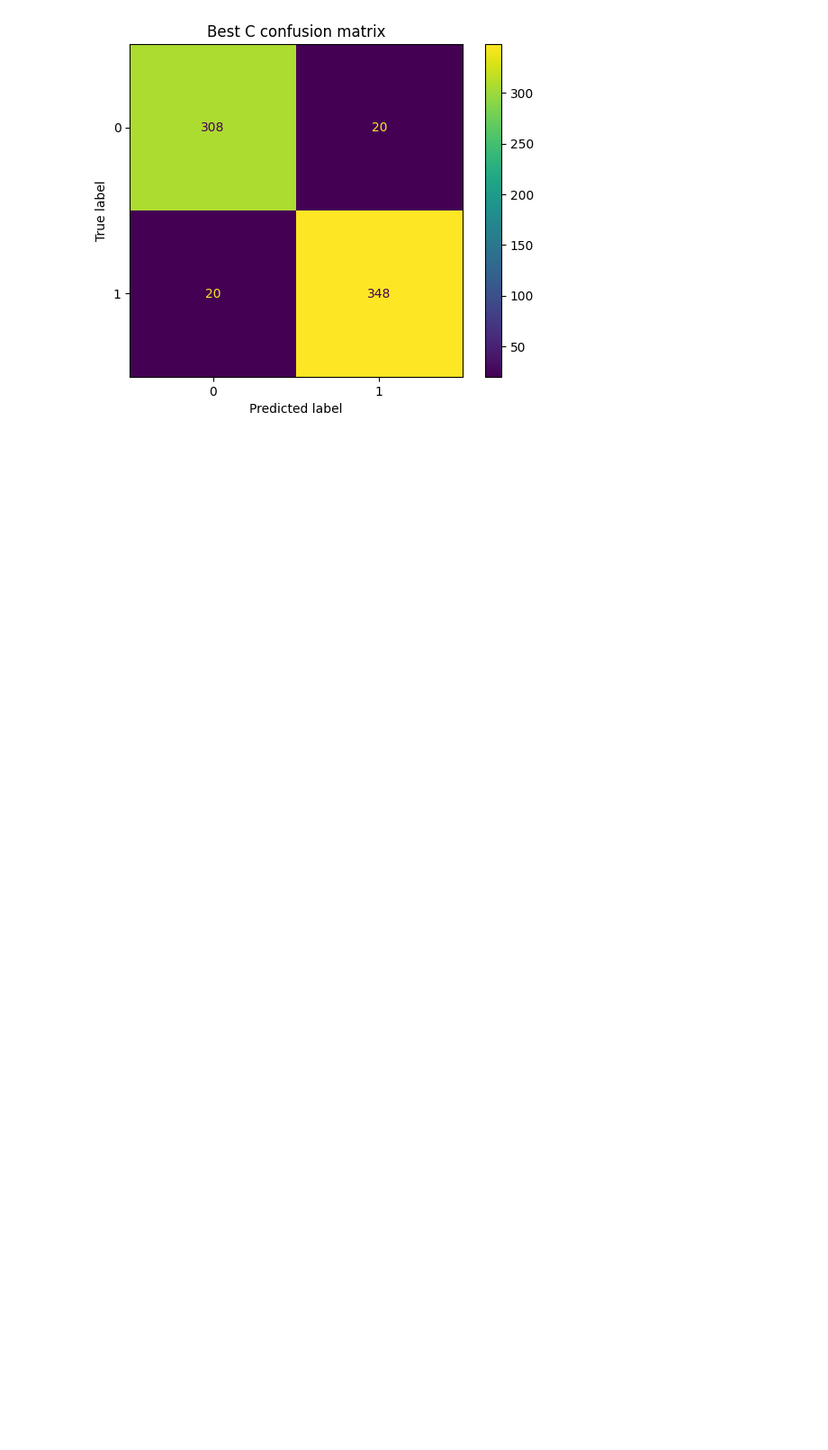
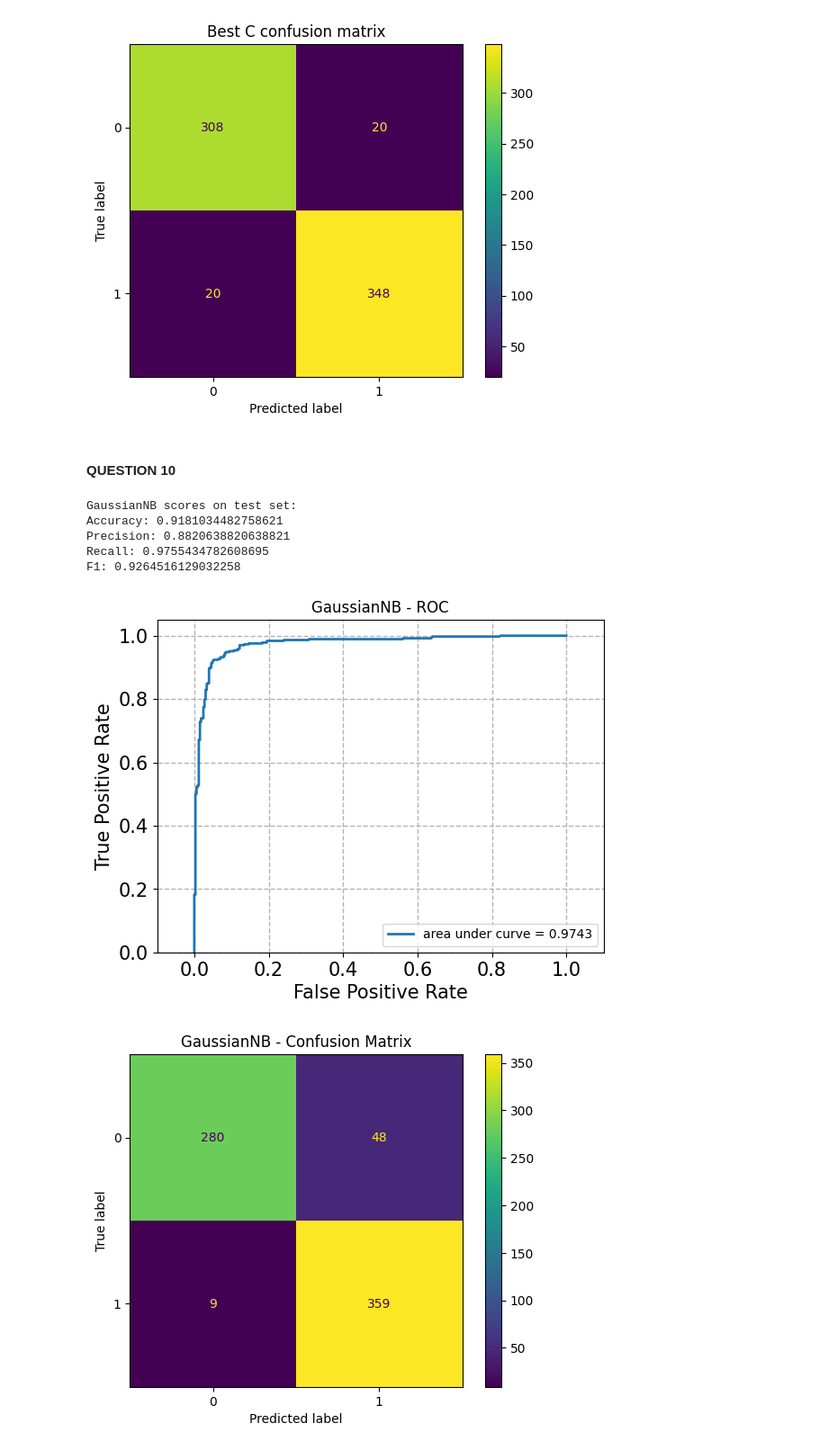
Before and after one commit to lylahub/ECE219P1, a Jupyter notebook: P1_code.ipynb, the cells around one changed output. Shown at 90% size. Saved outputs shown, nothing was run; the diff lists cells and outputs as text; code cells hidden in the pictures; blank space fills up the shorter version.

```diff
--- a/P1_code.ipynb
+++ b/P1_code.ipynb
@@ -709,3 +709,58 @@ Recall: 0.9456521739130435
 F1: 0.9456521739130435
 [figure]
 [figure]
+# %% [markdown]
+#### QUESTION 10
+# %%
+from sklearn.naive_bayes import GaussianNB
+
+def eval_gnb(X_train, y_train, X_test, y_test):
+    clf = GaussianNB()
+    clf.fit(X_train, y_train)
+
+    y_pred = clf.predict(X_test)
+    y_score = clf.predict_proba(X_test)[:, 1] # prob of sports
+
+    # evaluation
+    cm = confusion_matrix(y_test, y_pred)
+    acc = accuracy_score(y_test, y_pred)
+    prec = precision_score(y_test, y_pred, zero_division=0)
+    rec = recall_score(y_test, y_pred, zero_division=0)
+    f1 = f1_score(y_test, y_pred, zero_division=0)
+
+    fpr, tpr, _ = roc_curve(y_test, y_score)
+    roc_auc = auc(fpr, tpr)
+
+    return {
+        "cm": cm,
+        "accuracy": acc,
+        "precision": prec,
+        "recall": rec,
+        "f1": f1,
+        "fpr": fpr,
+        "tpr": tpr,
+        "auc": roc_auc,
+    }
+
+gnb = eval_gnb(X_train_lsi, y_train_svm, X_test_lsi, y_test_svm)
+print("\nGaussianNB scores on test set:")
+print(f"Accuracy: {gnb['accuracy']}")
+print(f"Precision: {gnb['precision']}")
+print(f"Recall: {gnb['recall']}")
+print(f"F1: {gnb['f1']}")
+
+#ROC plot
+plot_roc(gnb["fpr"], gnb["tpr"], title="GaussianNB - ROC")
+
+#Confusion Matrix
+ConfusionMatrixDisplay(gnb["cm"]).plot()
+plt.title("GaussianNB - Confusion Matrix")
+plt.show()
+# %% [output]
+GaussianNB scores on test set:
+Accuracy: 0.9181034482758621
+Precision: 0.8820638820638821
+Recall: 0.9755434782608695
+F1: 0.9264516129032258
+[figure, added]
+[figure, added]
```
Also changed, not shown: parts of 1 cell of this notebook.
